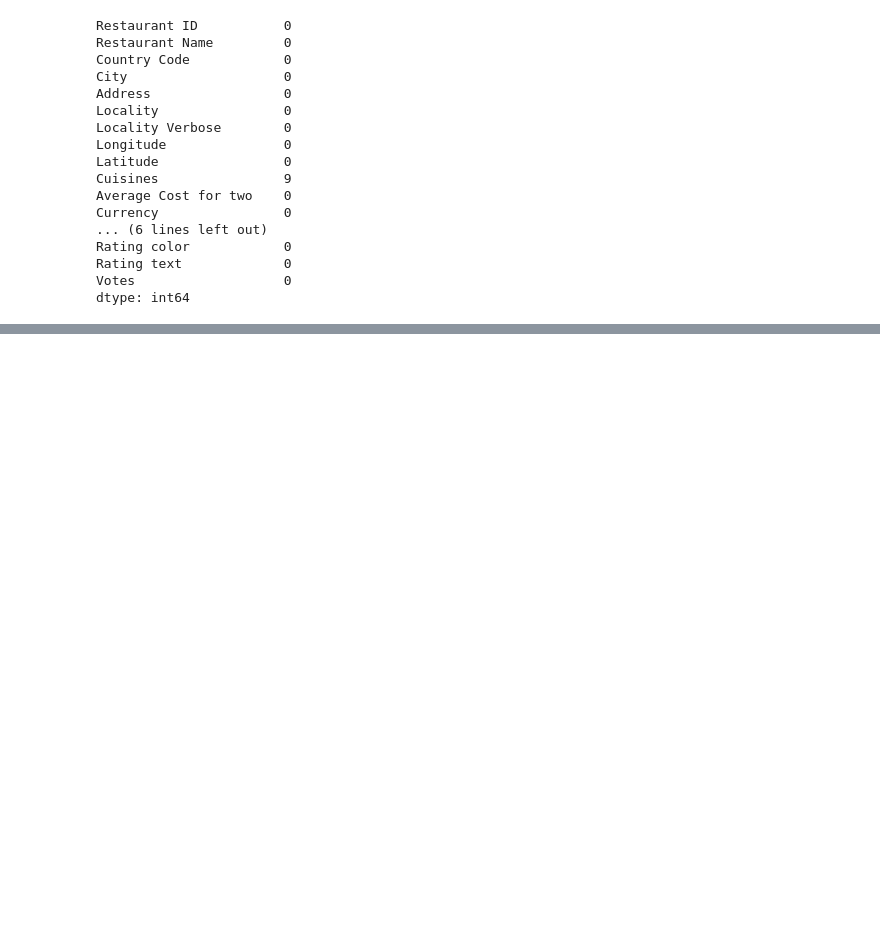
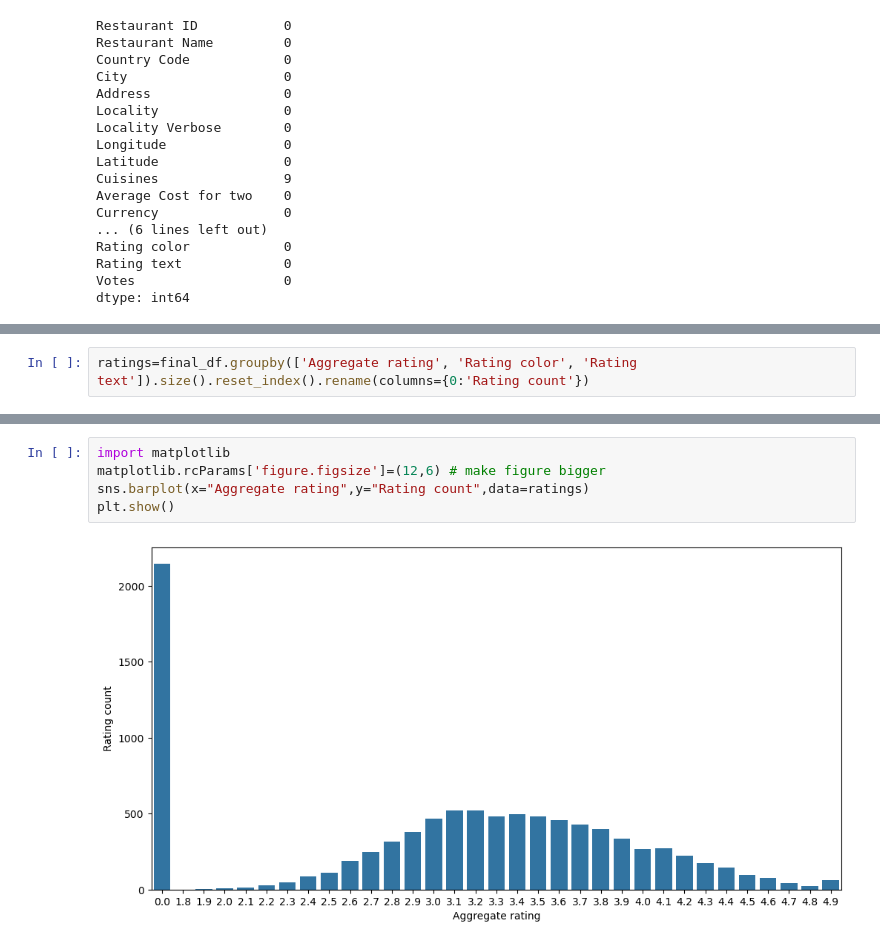
Before and after one commit to neeha-praveen/Zomato-EDA, a Jupyter notebook: zomatoEDA.ipynb, the cells around one changed output, grey strips where cells are left out. Drawn from its saved outputs; the diff is of its cells as text; blank space fills up the shorter version.

```diff
--- a/zomatoEDA.ipynb
+++ b/zomatoEDA.ipynb
@@ -83,0 +188,2 @@ dtype: int64
+# %%
+ratings=final_df.groupby(['Aggregate rating', 'Rating color', 'Rating text']).size().reset_index().rename(columns={0:'Rating count'})
@@ -83,0 +226,7 @@ dtype: int64
+# %%
+import matplotlib
+matplotlib.rcParams['figure.figsize']=(12,6) # make figure bigger
+sns.barplot(x="Aggregate rating",y="Rating count",data=ratings)
+plt.show()
+# %% [output]
+[figure, added]
```
Also changed, not shown: parts of 31 cells of this notebook.
